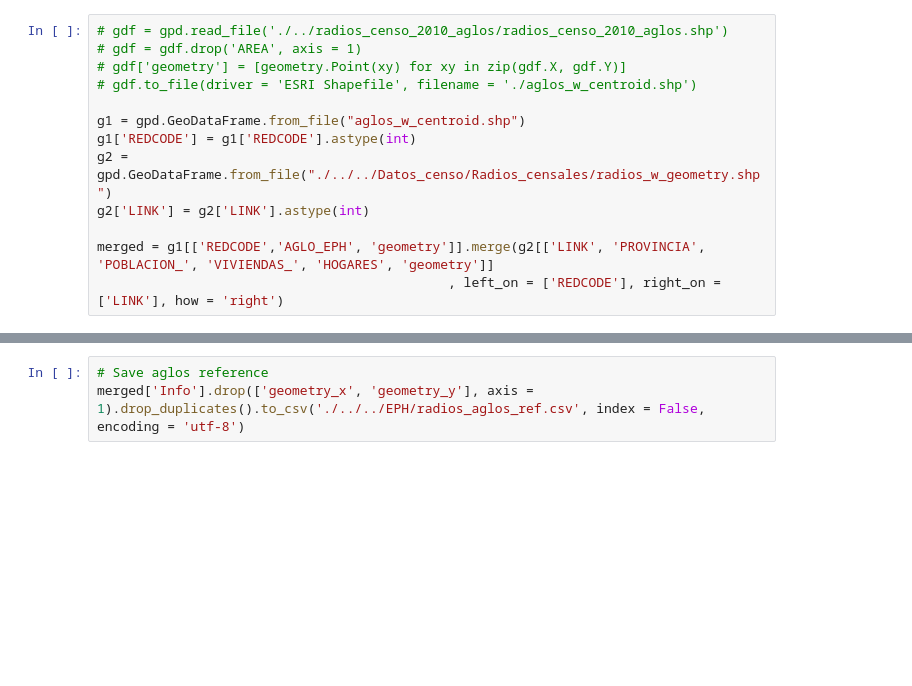
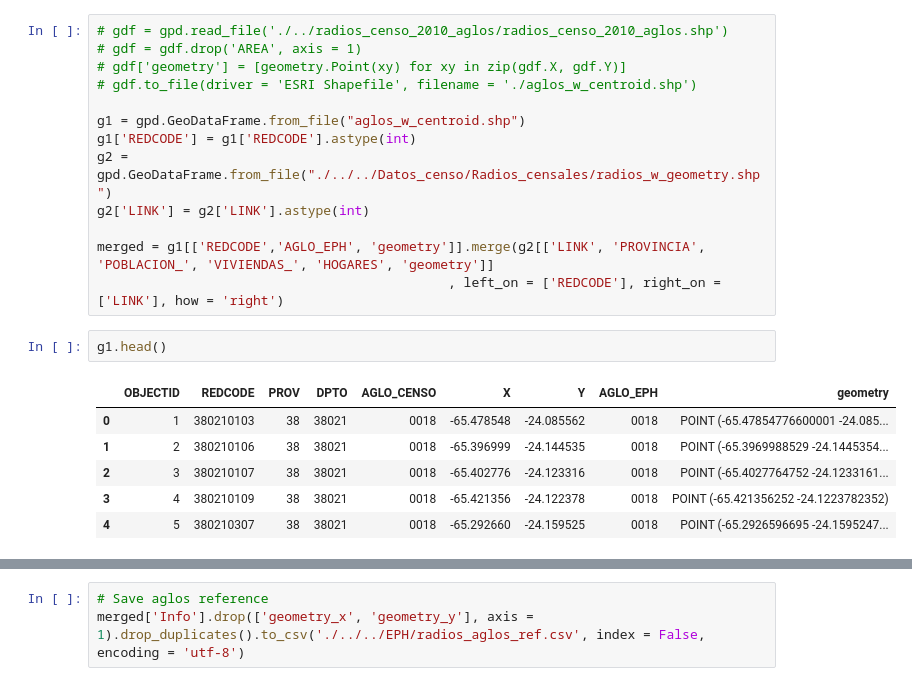
Before and after one commit to matuteiglesias/microdatos-EPH-INDEC, a Jupyter notebook: MaxEnt/Harmonize Census to EPH Survey.ipynb, the cells around one changed output, grey strips where cells are left out. Drawn from its saved outputs; the diff is of its cells as text; blank space fills up the shorter version.

```diff
--- a/MaxEnt/Harmonize Census to EPH Survey.ipynb
+++ b/MaxEnt/Harmonize Census to EPH Survey.ipynb
@@ -133,3 +133,12 @@ g2['LINK'] = g2['LINK'].astype(int)
 
 merged = g1[['REDCODE','AGLO_EPH', 'geometry']].merge(g2[['LINK', 'PROVINCIA', 'POBLACION_', 'VIVIENDAS_', 'HOGARES', 'geometry']]
                                              , left_on = ['REDCODE'], right_on = ['LINK'], how = 'right')
+# %%
+g1.head()
+# %% [output]
+|  | OBJECTID | REDCODE | PROV | DPTO | AGLO_CENSO | X | Y | AGLO_EPH | geometry |
+| 0 | 1 | 380210103 | 38 | 38021 | 0018 | -65.478548 | -24.085562 | 0018 | POINT (-65.47854776600001 -24.085... |
+| 1 | 2 | 380210106 | 38 | 38021 | 0018 | -65.396999 | -24.144535 | 0018 | POINT (-65.3969988529 -24.1445354... |
+| 2 | 3 | 380210107 | 38 | 38021 | 0018 | -65.402776 | -24.123316 | 0018 | POINT (-65.4027764752 -24.1233161... |
+| 3 | 4 | 380210109 | 38 | 38021 | 0018 | -65.421356 | -24.122378 | 0018 | POINT (-65.421356252 -24.1223782352) |
+| 4 | 5 | 380210307 | 38 | 38021 | 0018 | -65.292660 | -24.159525 | 0018 | POINT (-65.2926596695 -24.1595247... |
```
Also changed, not shown: parts of 2 cells of this notebook, 22 other files.
